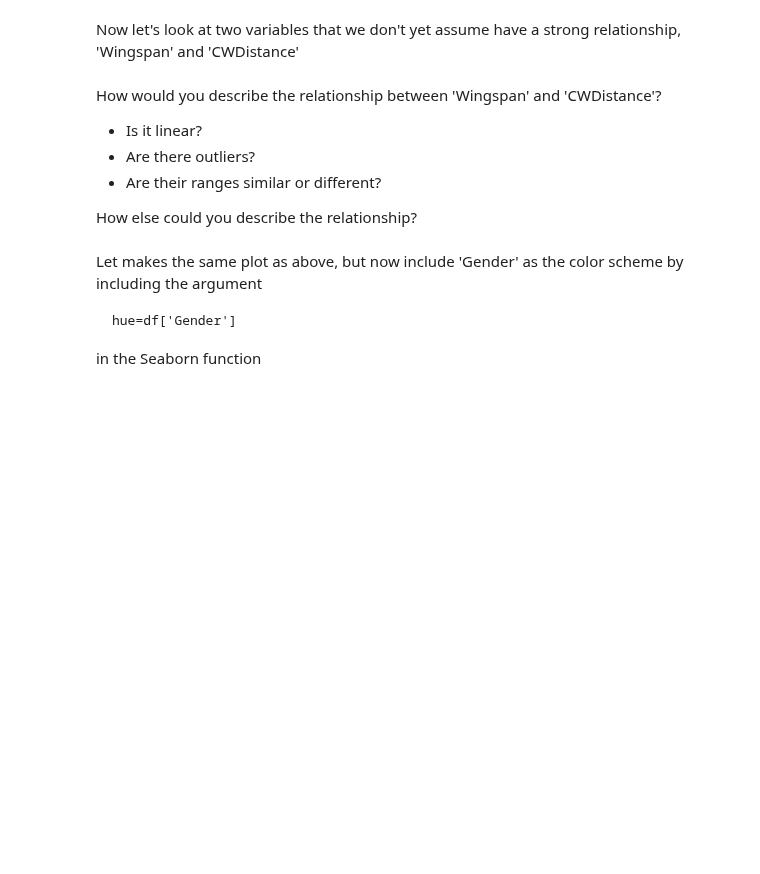
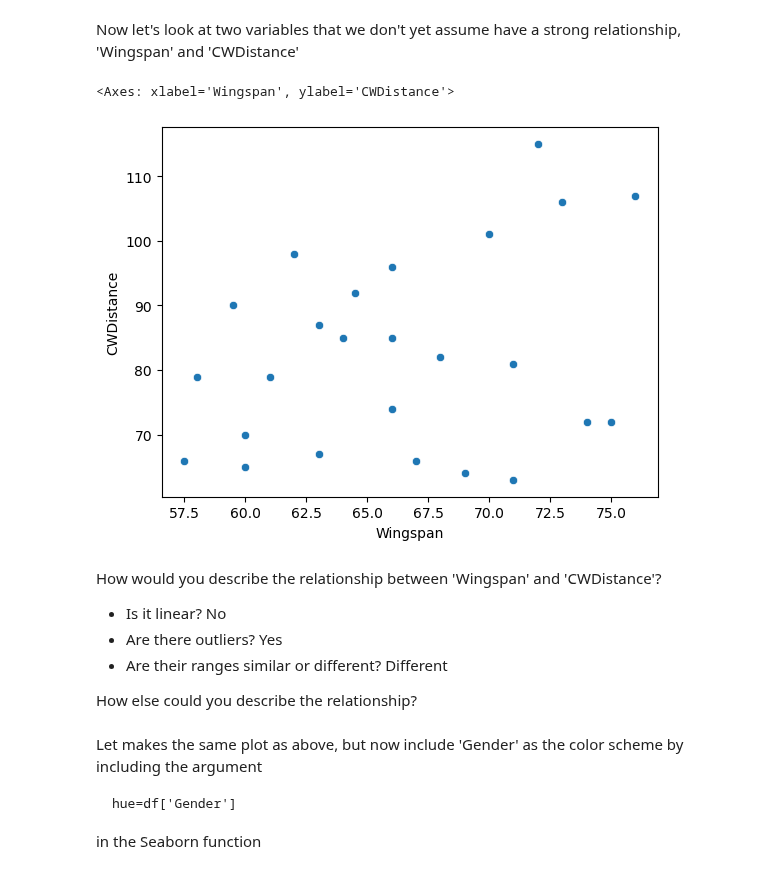
Before and after one commit to donnie-kim/statistics-with-python, a Jupyter notebook: course1/17-w3_assessment.ipynb, the cells around one changed output. Drawn from its saved outputs; the diff is of its cells as text; code cells hidden in the pictures; blank space fills up the shorter version.

```diff
--- a/course1/17-w3_assessment.ipynb
+++ b/course1/17-w3_assessment.ipynb
@@ -37,11 +55,16 @@ How else could you describe the relationship?
 Now let's look at two variables that we don't yet assume have a strong relationship, 'Wingspan' and 'CWDistance'
 # %%
 # Make a Seaborn scatter plot with x = wingspan and y = cartwheel distance
+sns.scatterplot(x="Wingspan", y="CWDistance", data=df)
+# %% [output]
+<Axes: xlabel='Wingspan', ylabel='CWDistance'>
+[figure, added]
 # %% [markdown]
 How would you describe the relationship between 'Wingspan' and 'CWDistance'?
-* Is it linear?
-* Are there outliers?
-* Are their ranges similar or different?
+
+- Is it linear? No
+- Are there outliers? Yes
+- Are their ranges similar or different? Different
 
 How else could you describe the relationship?
 # %% [markdown]
```
Also changed, not shown: parts of 9 cells of this notebook.
